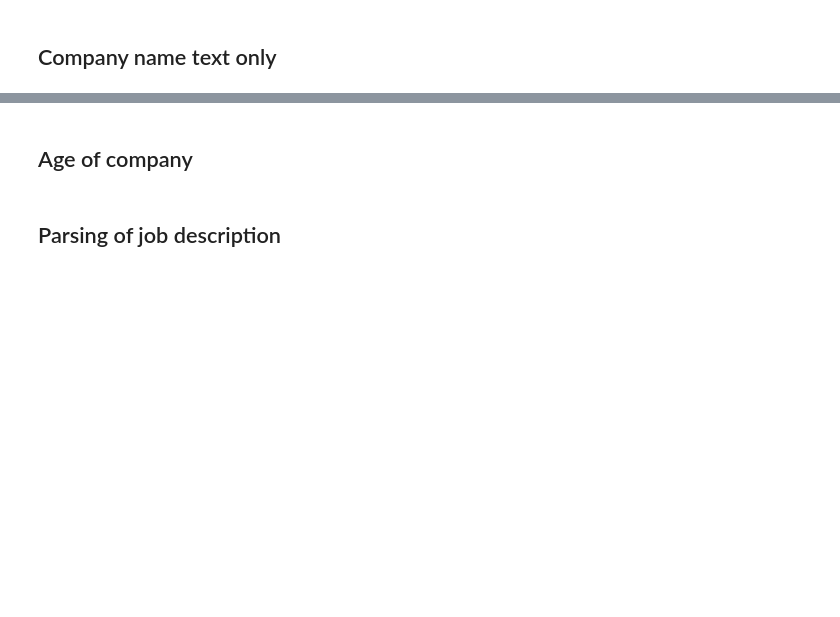
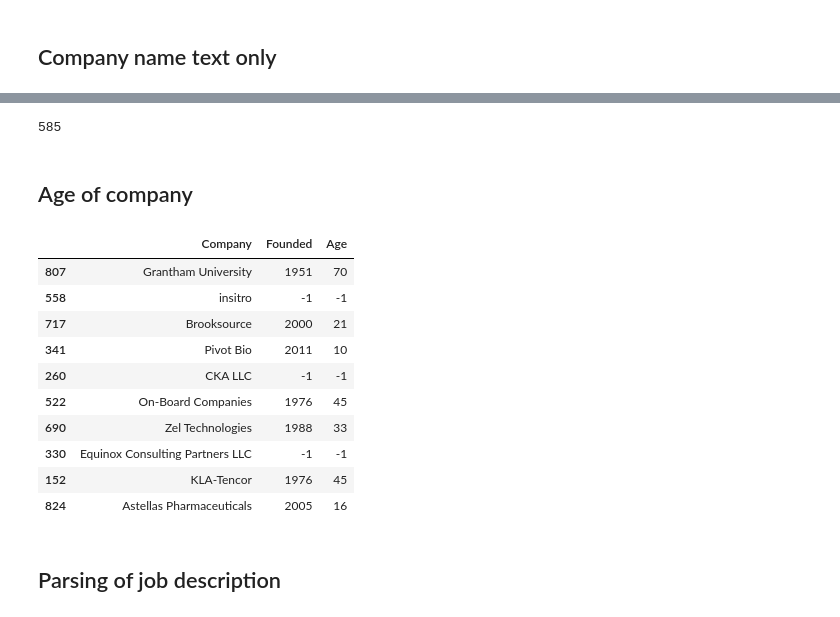
Before and after one commit to Egimba/ds-salary, a Jupyter notebook: Data Cleaning.ipynb, the cells around one changed output, grey strips where cells are left out. Cells and saved outputs as stored; diff of their text form; code cells hidden in the pictures; blank space fills up the shorter version.

```diff
--- a/Data Cleaning.ipynb
+++ b/Data Cleaning.ipynb
@@ -4,5 +5,5 @@ import numpy as np
 # %%
-df = pd.read_csv('temp/glassdoor data scientist salary.csv', na_values = '-1')
+df = pd.read_csv('temp/glassdoor refined.csv')
 # %%
 df.head()
 # %% [output]
@@ -125,4 +195,32 @@ df[['Location', 'City', 'State']].sample(10)
+# %%
+df['Company'].nunique()
+# %% [output]
+585
 # %% [markdown]
 ## Age of company
+# %%
+df['Founded'].fillna(-1, inplace = True)
+df['Founded'] = df['Founded'].astype(int)
+
+for i in df.index:
+    if df.loc[i, 'Founded'] == -1:
+        df.loc[i, 'Age'] = -1
+    else:
+        df.loc[i, 'Age'] = int(time.localtime()[0]) - df.loc[i, 'Founded']
+
+df['Age'] = df['Age'].astype(int)
+df[['Company', 'Founded', 'Age']].sample(10)
+# %% [output]
+|  | Company | Founded | Age |
+| 807 | Grantham University | 1951 | 70 |
+| 558 | insitro | -1 | -1 |
+| 717 | Brooksource | 2000 | 21 |
+| 341 | Pivot Bio | 2011 | 10 |
+| 260 | CKA LLC | -1 | -1 |
+| 522 | On-Board Companies | 1976 | 45 |
+| 690 | Zel Technologies | 1988 | 33 |
+| 330 | Equinox Consulting Partners LLC | -1 | -1 |
+| 152 | KLA-Tencor | 1976 | 45 |
+| 824 | Astellas Pharmaceuticals | 2005 | 16 |
 # %% [markdown]
 ## Parsing of job description
```
Also changed, not shown: parts of 15 cells of this notebook.
